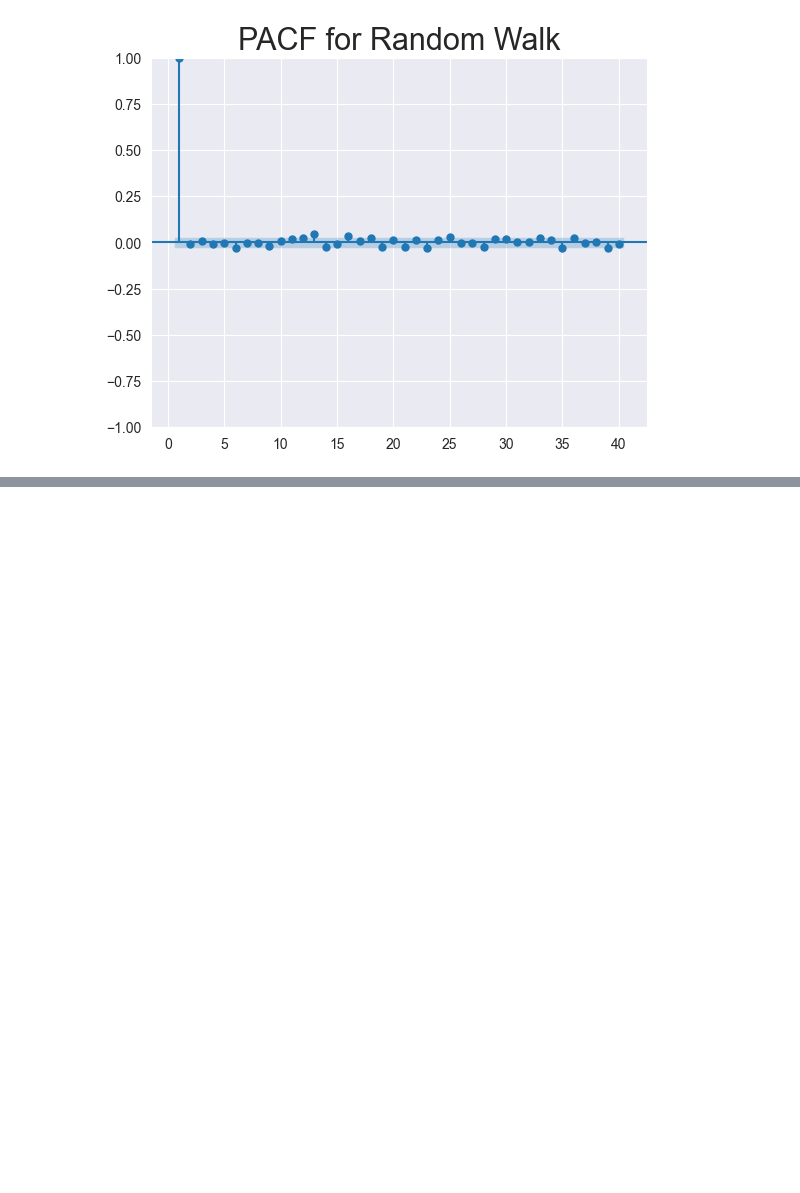
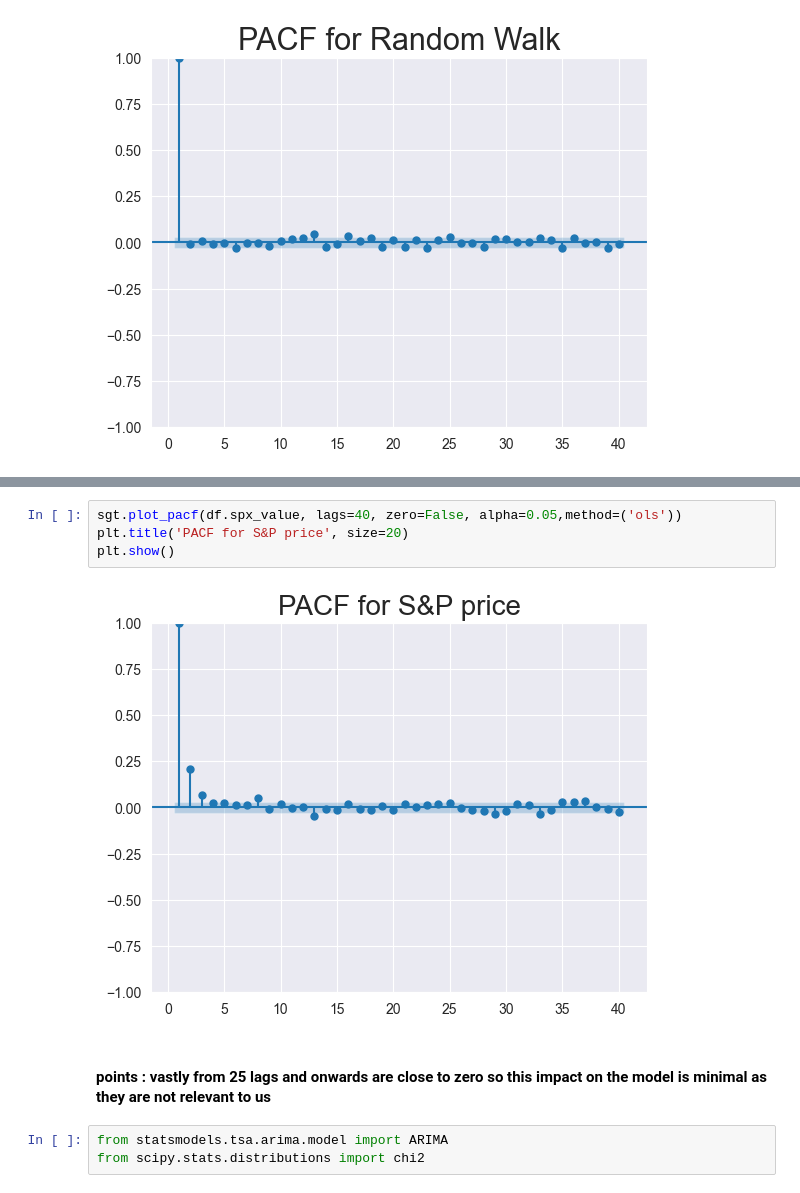
Before and after one commit to SMARIFUL1/Time-Series-Analysis, a Jupyter notebook: TimeSeries365.ipynb, the cells around one changed output, grey strips where cells are left out. Saved outputs shown, nothing was run; the diff lists cells and outputs as text; blank space fills up the shorter version.

```diff
--- a/TimeSeries365.ipynb
+++ b/TimeSeries365.ipynb
@@ -371,0 +385,11 @@ plt.show()
+# %%
+sgt.plot_pacf(df.spx_value, lags=40, zero=False, alpha=0.05,method=('ols'))
+plt.title('PACF for S&P price', size=20)
+plt.show()
+# %% [output]
+[figure, added]
+# %% [markdown]
+#### points : vastly from 25 lags and onwards are close to zero so this impact on the model is minimal as they are not relevant to us
+# %%
+from statsmodels.tsa.arima.model import ARIMA
+from scipy.stats.distributions import chi2
```
Also changed, not shown: parts of 45 cells of this notebook.
